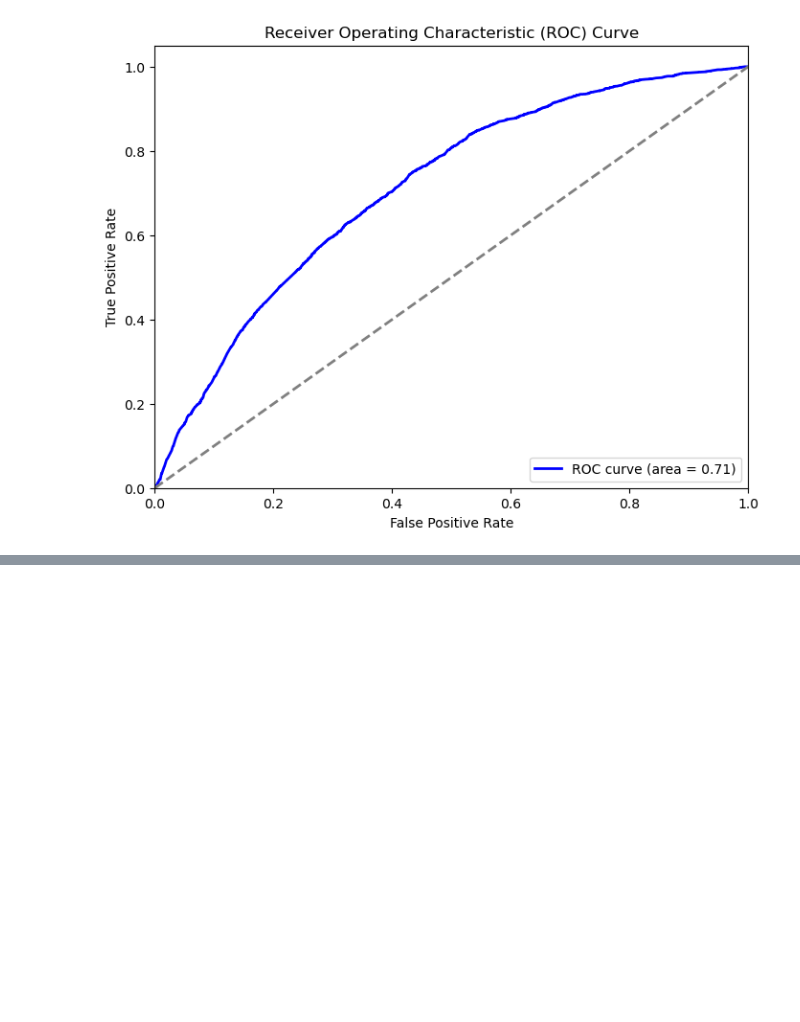
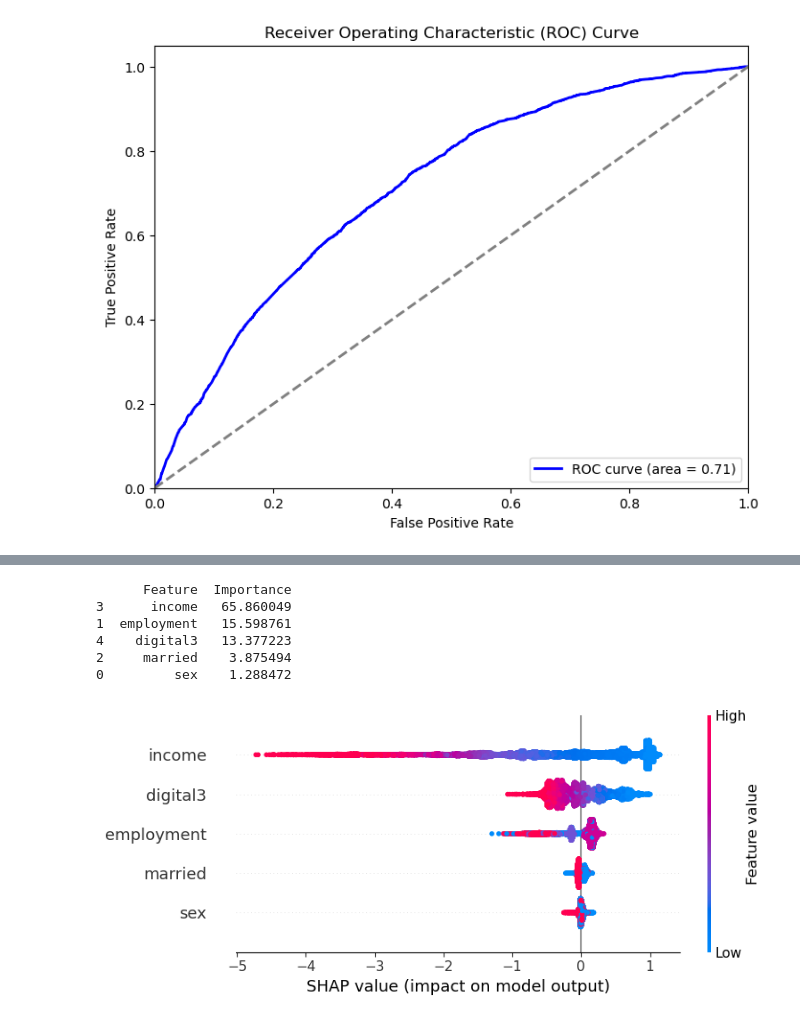
Before and after one commit to Ameya1337/Lending-Game-Finance, a Jupyter notebook: modeling_2.ipynb, the cells around one changed output, grey strips where cells are left out. Cells and saved outputs as stored; diff of their text form; code cells hidden in the pictures; blank space fills up the shorter version.

```diff
--- a/modeling_2.ipynb
+++ b/modeling_2.ipynb
@@ -1191,0 +1387,36 @@ weighted avg       0.87      0.68      0.74     30000
+# %%
+# Get feature importances from the CatBoost model
+feature_importances = cb_modeL_new.get_feature_importance()
+
+# Create a DataFrame for better visualization
+feature_importances_df = pd.DataFrame(
+    {"Feature": X_train.columns, "Importance": feature_importances}
+)
+
+# Sort the DataFrame by importance
+feature_importances_df = feature_importances_df.sort_values(
+    by="Importance", ascending=False
+)
+
+# Display the feature importances
+print(feature_importances_df)
+# %% [output]
+      Feature  Importance
+3      income   65.860049
+1  employment   15.598761
+4    digital3   13.377223
+2     married    3.875494
+0         sex    1.288472
+# %%
+import shap
+
+# Initialize the SHAP explainer
+explainer = shap.TreeExplainer(cb_modeL_new)
+
+# Calculate SHAP values for the test set
+shap_values = explainer.shap_values(X_test)
+
+# Plot the SHAP summary plot
+shap.summary_plot(shap_values, X_test)
+# %% [output]
+[figure, added]
```
Also changed, not shown: parts of 35 cells of this notebook, 6 other files.
